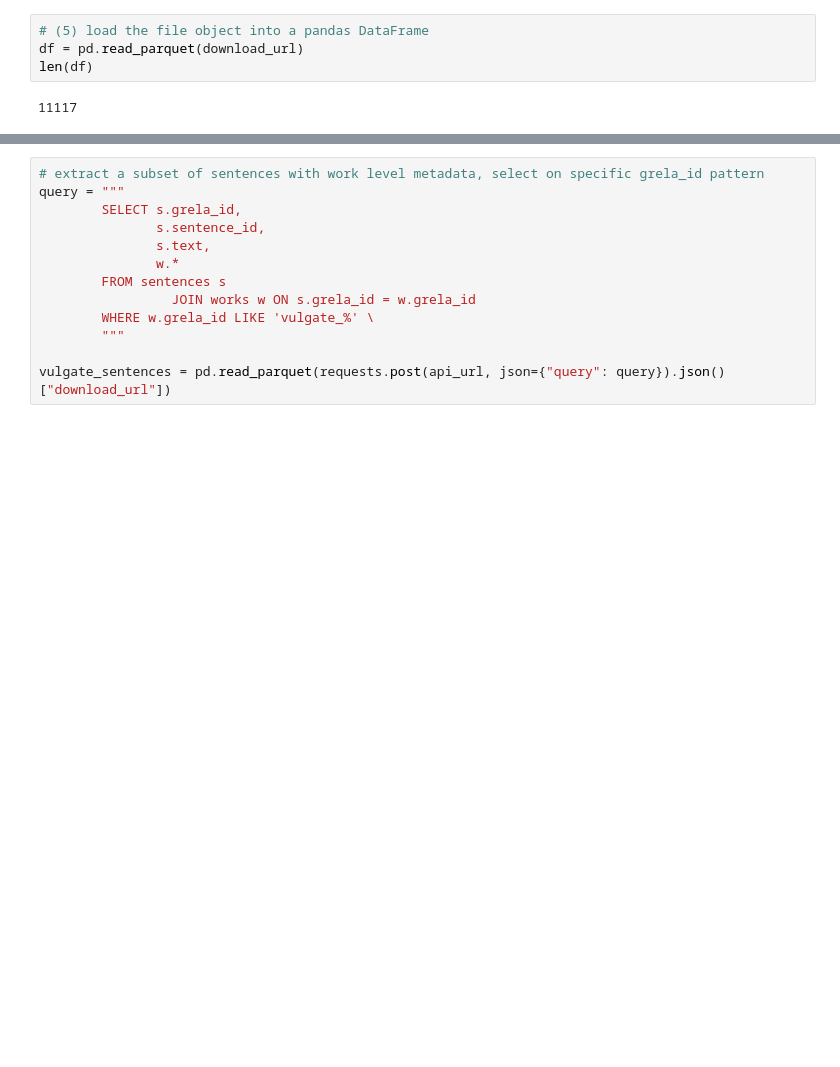
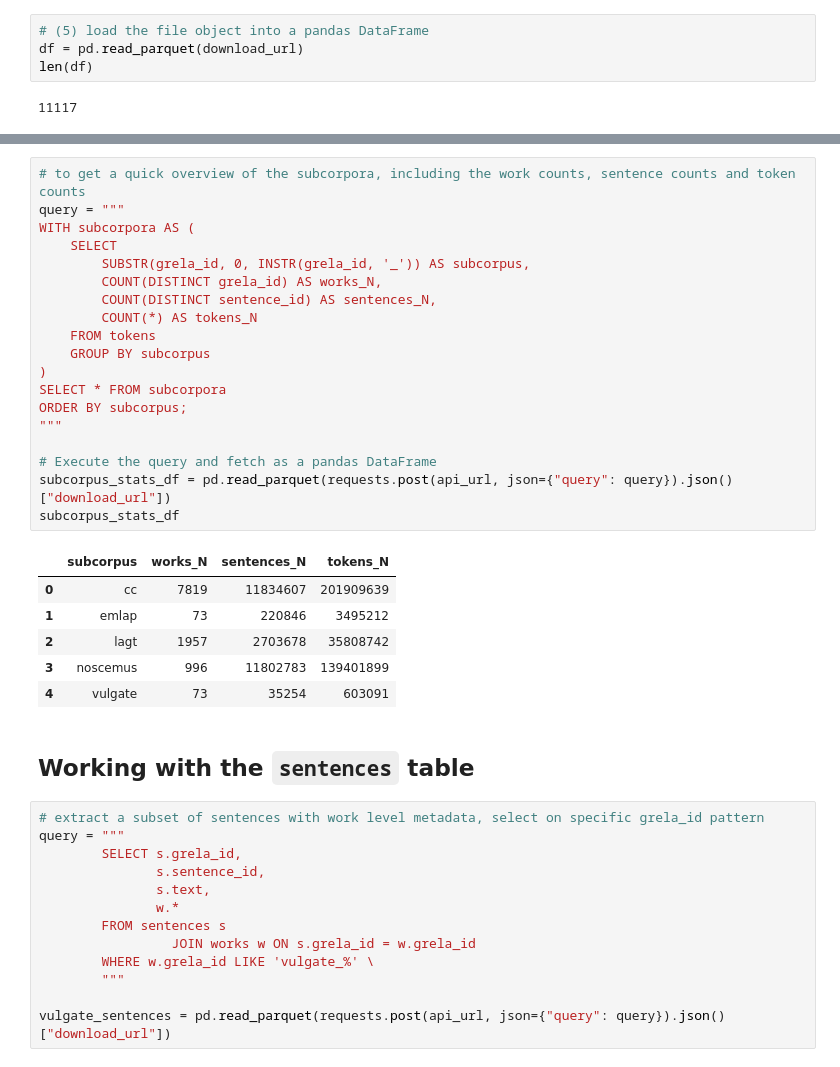
Before and after one commit to CCS-ZCU/GreLa, a Jupyter notebook: scripts/GreLa-API_getting-started.ipynb, the cells around one changed output, grey strips where cells are left out. Saved outputs shown, nothing was run; the diff lists cells and outputs as text; blank space fills up the shorter version.

```diff
--- a/scripts/GreLa-API_getting-started.ipynb
+++ b/scripts/GreLa-API_getting-started.ipynb
@@ -64,3 +85,31 @@ df = pd.read_parquet(requests.post(api_url, json={"query": query}).json()["downl
+# %%
+# to get a quick overview of the subcorpora, including the work counts, sentence counts and token counts
+query = """
+WITH subcorpora AS (
+    SELECT
+        SUBSTR(grela_id, 0, INSTR(grela_id, '_')) AS subcorpus,
+        COUNT(DISTINCT grela_id) AS works_N,
+        COUNT(DISTINCT sentence_id) AS sentences_N,
+        COUNT(*) AS tokens_N
+    FROM tokens
+    GROUP BY subcorpus
+)
+SELECT * FROM subcorpora
+ORDER BY subcorpus;
+"""
+
+# Execute the query and fetch as a pandas DataFrame
+subcorpus_stats_df = pd.read_parquet(requests.post(api_url, json={"query": query}).json()["download_url"])
+subcorpus_stats_df
+# %% [output]
+|  | subcorpus | works_N | sentences_N | tokens_N |
+| 0 | cc | 7819 | 11834607 | 201909639 |
+| 1 | emlap | 73 | 220846 | 3495212 |
+| 2 | lagt | 1957 | 2703678 | 35808742 |
+| 3 | noscemus | 996 | 11802783 | 139401899 |
+| 4 | vulgate | 73 | 35254 | 603091 |
+# %% [markdown]
+## Working with the `sentences` table
 # %%
 # extract a subset of sentences with work level metadata, select on specific grela_id pattern
 query = """
```
Also changed, not shown: parts of 25 cells of this notebook, 1 other file.
